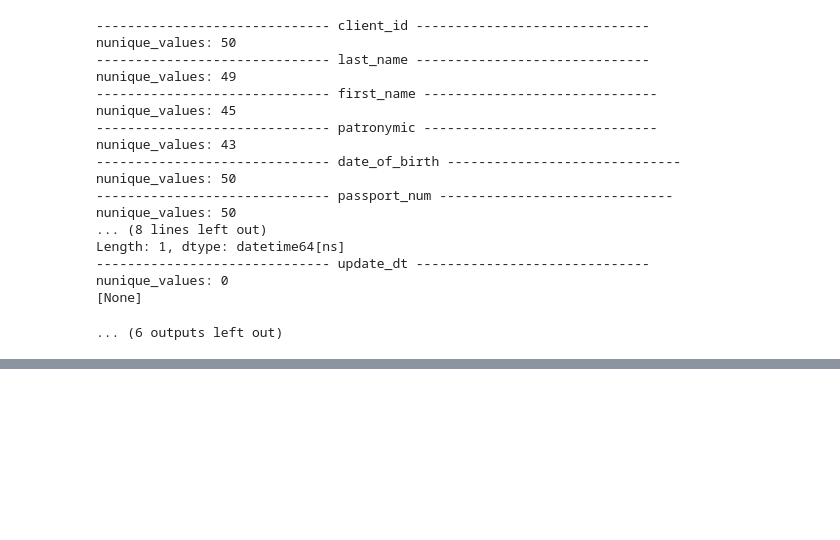
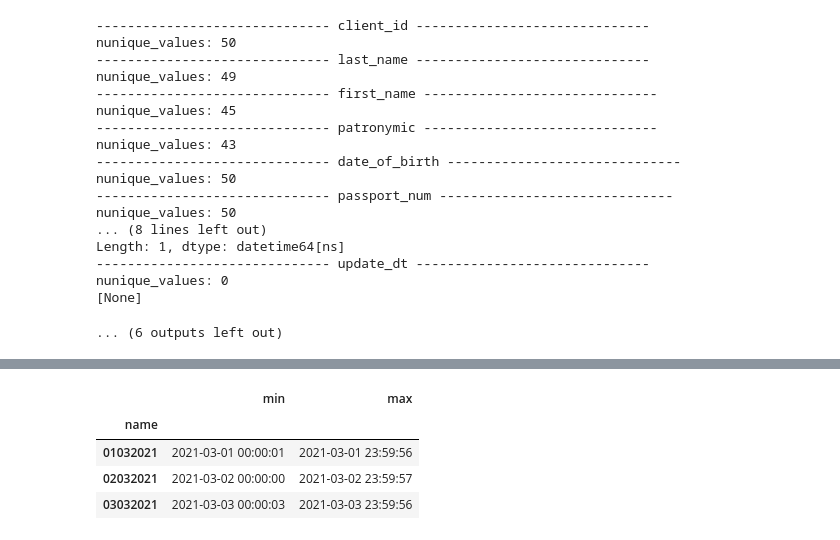
Before and after one commit to slavkostrov/hse-de-course-project, a Jupyter notebook: notebooks/eda.ipynb, the cells around one changed output, grey strips where cells are left out. Cells and saved outputs as stored; diff of their text form; code cells hidden in the pictures; blank space fills up the shorter version.

```diff
--- a/notebooks/eda.ipynb
+++ b/notebooks/eda.ipynb
@@ -142,0 +345,8 @@ nunique_values: 0
+# %%
+transactions_full_df.groupby("name")["transaction_date"].agg(["min", "max"])
+# %% [output]
+|  | min | max |
+| name |  |  |
+| 01032021 | 2021-03-01 00:00:01 | 2021-03-01 23:59:56 |
+| 02032021 | 2021-03-02 00:00:00 | 2021-03-02 23:59:57 |
+| 03032021 | 2021-03-03 00:00:03 | 2021-03-03 23:59:56 |
```
Also changed, not shown: parts of 24 cells of this notebook, 4 other files.
